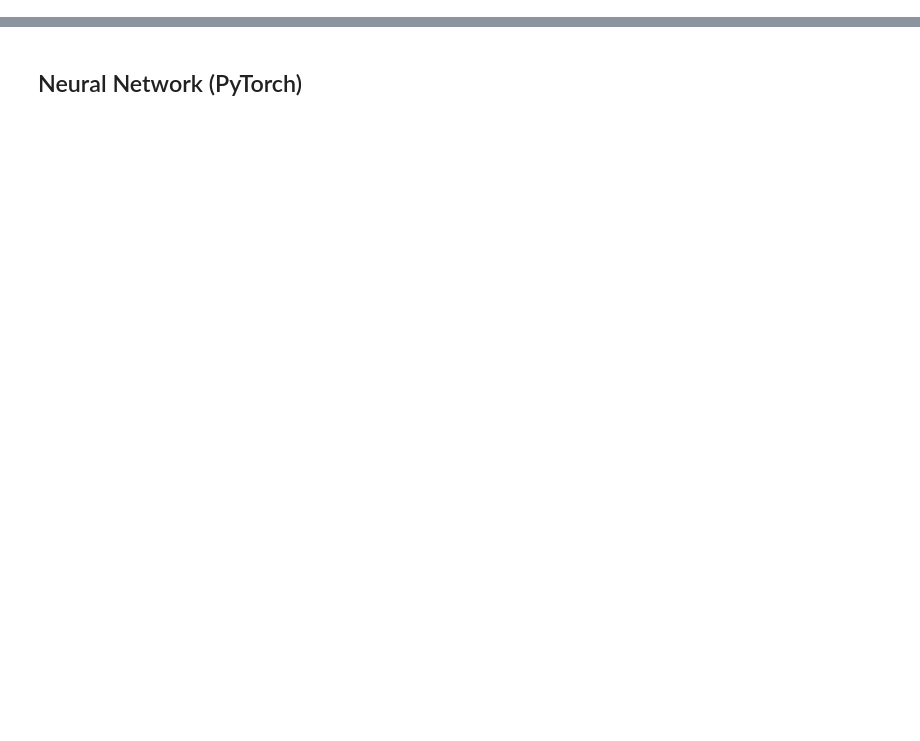
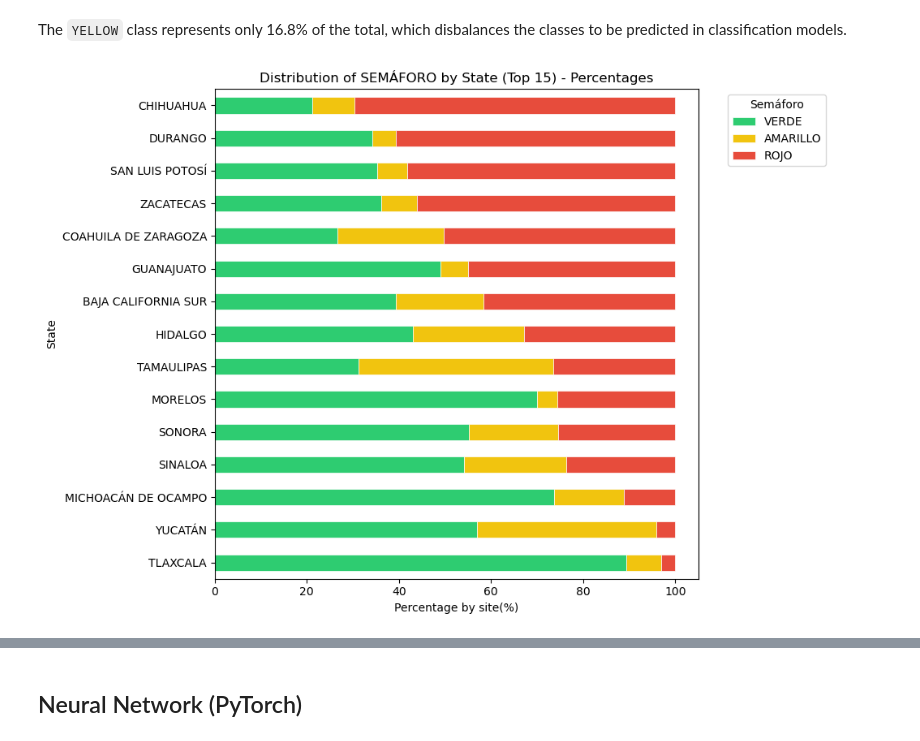
Before and after one commit to Albertomhz01/mexico-groundwater-quality, a Jupyter notebook: mexico_groundwater_quality_classification.ipynb, the cells around one changed output, grey strips where cells are left out. Cells and saved outputs as stored; diff of their text form; code cells hidden in the pictures; blank space fills up the shorter version.

```diff
--- a/mexico_groundwater_quality_classification.ipynb
+++ b/mexico_groundwater_quality_classification.ipynb
@@ -34,0 +117,38 @@ dropping metadata columns like site name, location, and administrative region.
+# %% [markdown]
+The `YELLOW` class represents only 16.8% of the total, which disbalances the classes to be predicted in classification models.
+# %%
+"""Stacked Bar Plot to See the Top 15 States and Their Distribution of Water Quality"""
+top_states = df['ESTADO'].value_counts().head(15).index
+df_top = df[df['ESTADO'].isin(top_states)].copy()
+
+ORDEN_SEMAFORO = ['VERDE', 'AMARILLO', 'ROJO']
+
+# Crosstab to get counts by ESTADO and SEMÁFORO
+pivot = pd.crosstab(df_top['ESTADO'], df_top['SEMÁFORO'])
+
+# Make columns appear in order
+for col in ORDEN_SEMAFORO:
+    if col not in pivot.columns:
+        pivot[col] = 0
+pivot = pivot[ORDEN_SEMAFORO]
+
+# Calculate percentages
+pivot_pct = pivot.div(pivot.sum(axis=1), axis=0) * 100
+pivot_pct = pivot_pct.sort_values('ROJO', ascending=True)
+
+# Stacked horizontal bar plot
+fig, ax = plt.subplots(figsize=(10, 7))
+pivot_pct.plot(
+    kind='barh', stacked=True, ax=ax,
+    color=[COLORS_SEMAFORO[c] for c in ['VERDE', 'AMARILLO', 'ROJO']],
+    edgecolor='white', linewidth=0.5
+)
+
+plt.xlabel('Percentage by site(%)')
+plt.ylabel('State')
+plt.title('Distribution of SEMÁFORO by State (Top 15) - Percentages')
+plt.legend(title='Semáforo', bbox_to_anchor=(1.05, 1), loc='upper left')
+plt.tight_layout()
+plt.show()
+# %% [output]
+[figure, added]
```
Also changed, not shown: parts of 85 cells of this notebook, 9 other files.
